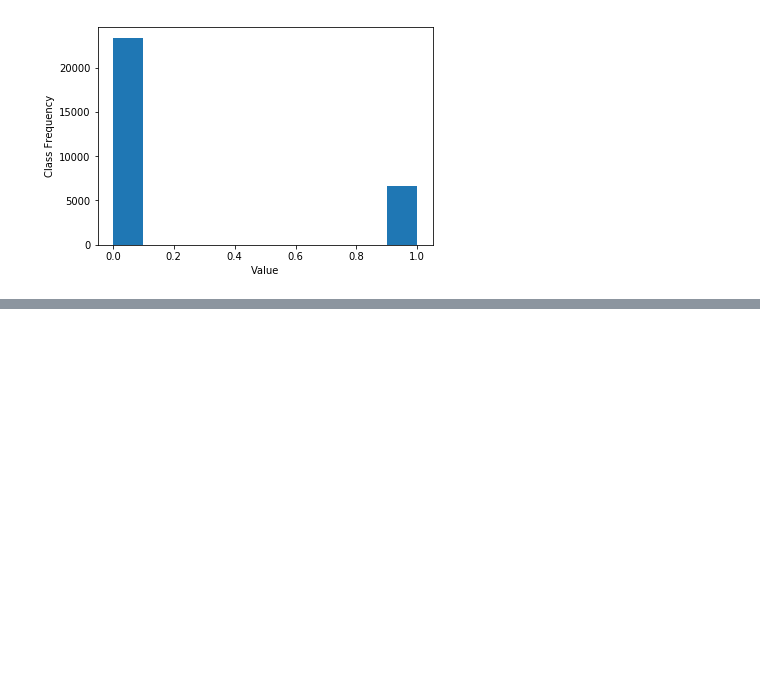
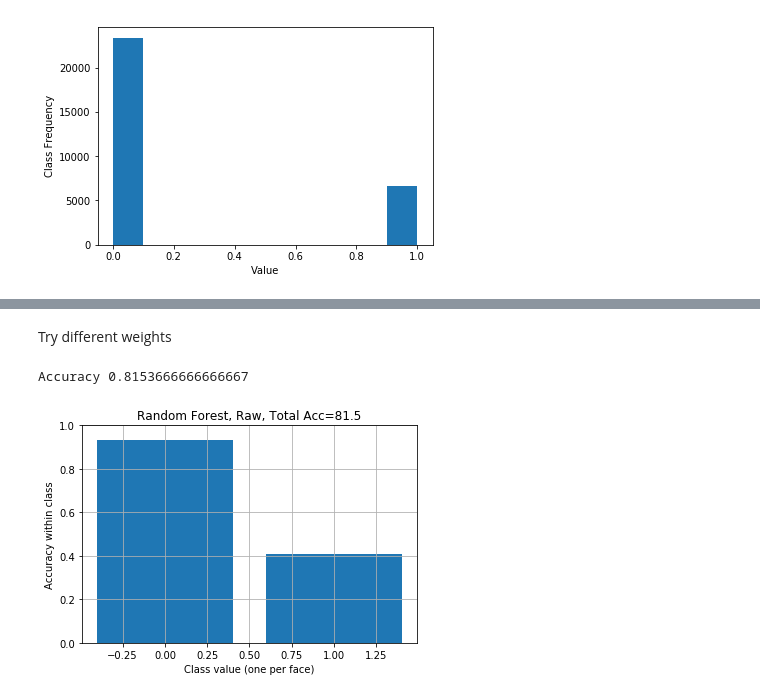
Before and after one commit to davxdan/DataMiningGroupProjects, a Jupyter notebook: Lab 2/Dan/dan.ipynb, the cells around one changed output, grey strips where cells are left out. Saved outputs shown, nothing was run; the diff lists cells and outputs as text; code cells hidden in the pictures; blank space fills up the shorter version.

```diff
--- a/Lab 2/Dan/dan.ipynb
+++ b/Lab 2/Dan/dan.ipynb
@@ -154,0 +215,25 @@ Generalization score estimate from training data 0.8153772082515462
+# %% [markdown]
+Try different weights
+# %%
+%%time
+weights ={1:.1, 0: .9}
+cv = StratifiedKFold(n_splits=10)
+scl = StandardScaler()
+X = scl.fit_transform(X)
+
+clf = RandomForestClassifier(class_weight=weights,max_depth=50, n_estimators=200, n_jobs=-1, oob_score=True)
+
+# now iterate through and get predictions, saved to the correct row in yhat
+for train, test in cv.split(X,y):
+    clf.fit(X[train],y[train])
+    yhat[test] = clf.predict(X[test])
+
+total_accuracy = mt.accuracy_score(y, yhat)
+print ('Accuracy', total_accuracy)
+plot_class_acc(y,yhat,title="Random Forest, Raw")
+#weights ={1:.1, 0: .9} = 81.4
+
+#https://www.youtube.com/watch?v=DQC_YE3I5ig
+# %% [output]
+Accuracy 0.8153666666666667
+[figure, added]
```
Also changed, not shown: parts of 8 cells of this notebook.
